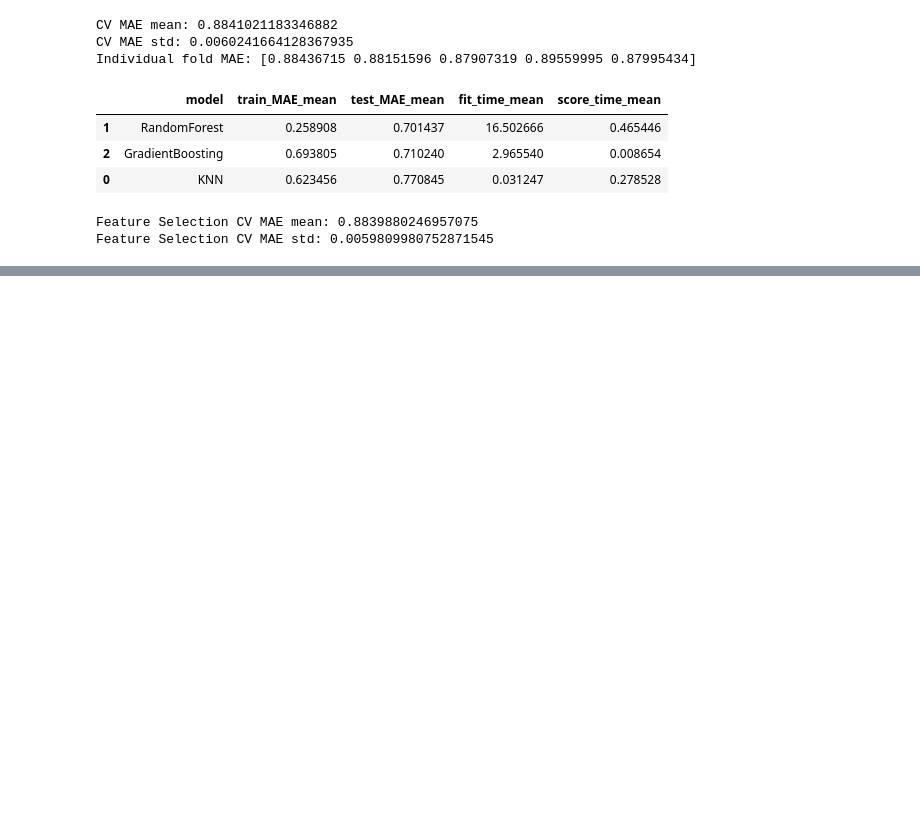
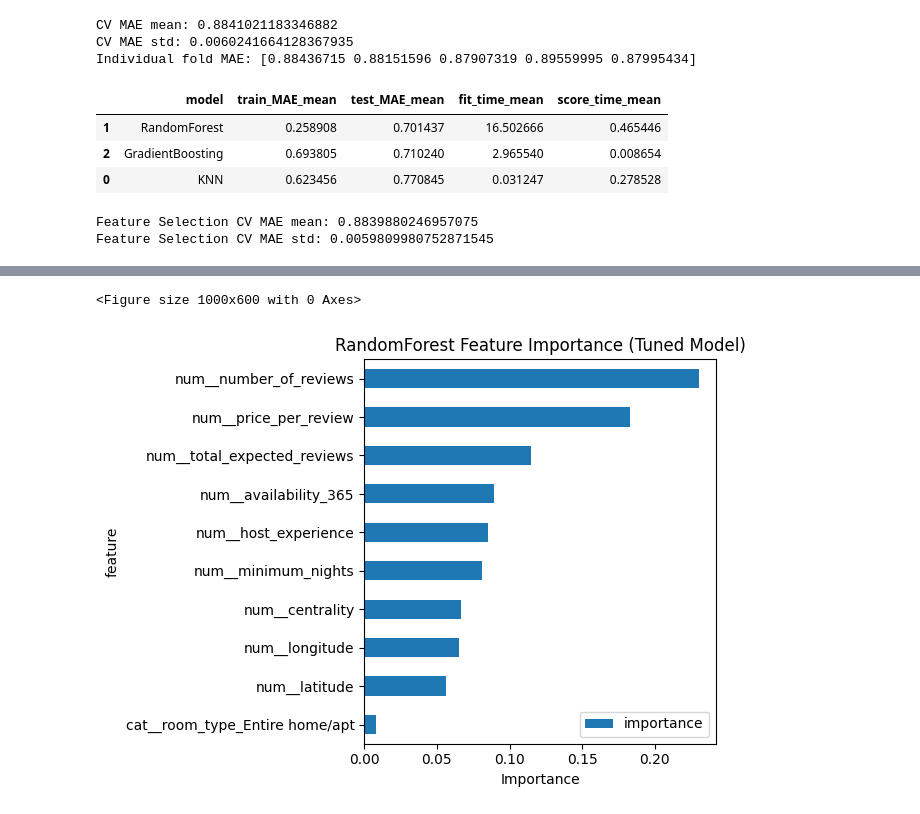
Before and after one commit to leowu555/airbnb-listing-popularity-prediction, a Jupyter notebook: airbnb_project.ipynb, the cells around one changed output, grey strips where cells are left out. Cells and saved outputs as stored; diff of their text form; code cells hidden in the pictures; blank space fills up the shorter version.

```diff
--- a/airbnb_project.ipynb
+++ b/airbnb_project.ipynb
@@ -361,0 +371,28 @@ KeyboardInterrupt:
+# %%
+rf_tuned = tuned_results[1]
+rf_pipe_tuned = Pipeline([
+    ("preprocess", preprocessor),
+    ("model", RandomForestRegressor(
+        n_estimators=rf_tuned["best_params"]["model__n_estimators"],
+        max_depth=rf_tuned["best_params"]["model__max_depth"],
+        min_samples_split=rf_tuned["best_params"]["model__min_samples_split"],
+        min_samples_leaf=rf_tuned["best_params"]["model__min_samples_leaf"],
+        max_features=rf_tuned["best_params"]["model__max_features"],
+        random_state=123
+    ))
+])
+
+rf_pipe_tuned.fit(X_train, y_train)
+
+rf_model = rf_pipe_tuned.named_steps["model"]
+importances = rf_model.feature_importances_
+
+feature_names = rf_pipe_tuned.named_steps["preprocess"].get_feature_names_out()
+
+importance_df = pd.DataFrame({
+    "feature": feature_names,
+    "importance": importances
+}).sort_values("importance", ascending=False)
+
+print("Top 10 Most Important Features:")
+print(importance_df.head(10).round(4))
@@ -361,0 +412,11 @@ KeyboardInterrupt:
+# %%
+plt.figure(figsize=(10, 6))
+importance_df.head(10).plot(kind="barh", x="feature", y="importance")
+plt.title("RandomForest Feature Importance (Tuned Model)")
+plt.xlabel("Importance")
+plt.gca().invert_yaxis()
+plt.tight_layout()
+plt.show()
+# %% [output]
+<Figure size 1000x600 with 0 Axes>
+[figure, added]
```
Also changed, not shown: parts of 18 cells of this notebook.
